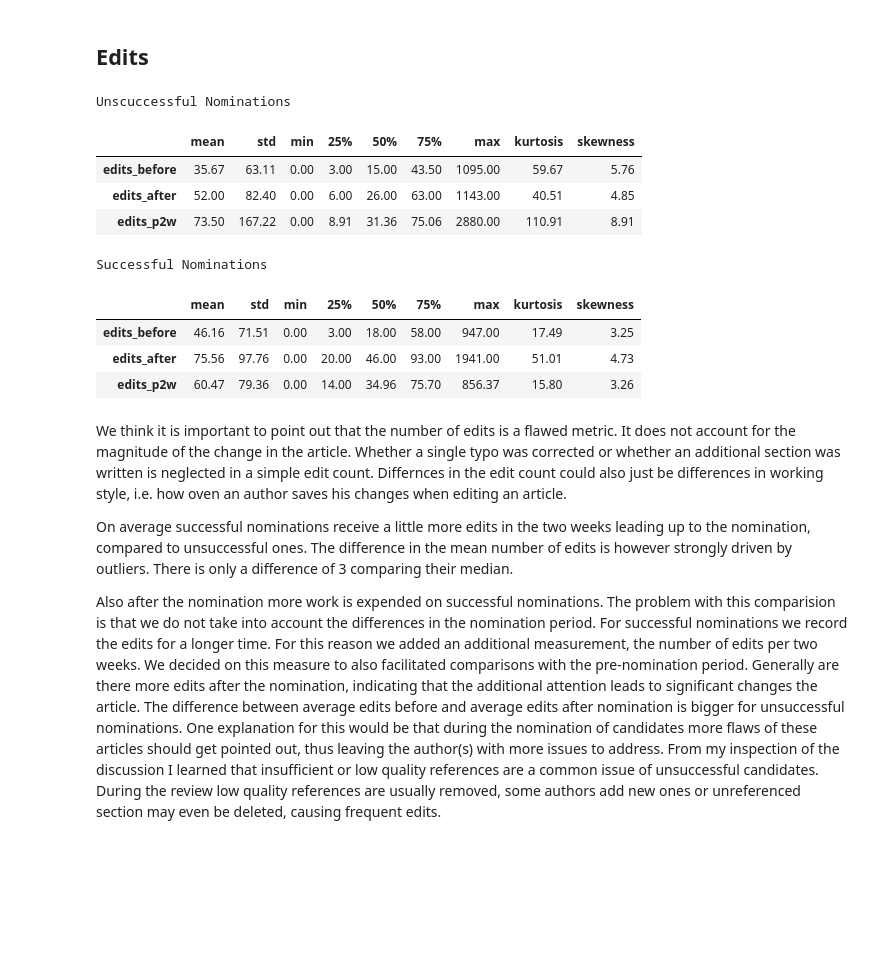
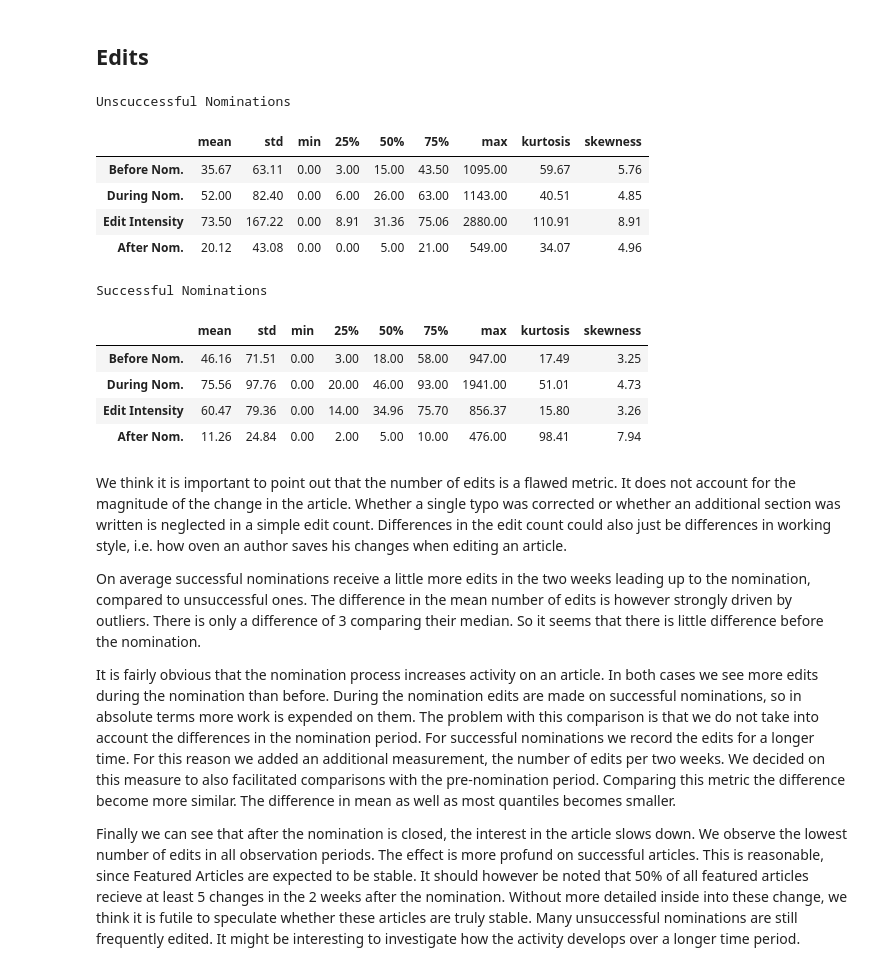
Before and after one commit to MacCMillion/wiki_project, a Jupyter notebook: Results.ipynb, the cells around one changed output. Saved outputs shown, nothing was run; the diff lists cells and outputs as text; code cells hidden in the pictures; blank space fills up the shorter version.

Commit message:
- updated: Results.ipynb edits/authors 2 week after -  added: parse_revision_2wlater.py

```diff
--- a/Results.ipynb
+++ b/Results.ipynb
@@ -23,15 +28,24 @@ df_FAC = pd.merge(
     pd.read_csv('./res/revisions_FAC.csv', sep=';', index_col=0, parse_dates=date_cols_0),
     pd.read_csv('./res/FAC_merged.csv', sep=';', index_col=0, parse_dates=date_cols_1),
     on='title')
+df_FAC = pd.merge(
+    df_FAC, pd.read_csv('./res/revisions_FAC_2w.csv', sep=';', index_col=0),
+    on='title')
+
 df_FAC['nomination_period'] = df_FAC['end_date'] - df_FAC['date_nomination']
 
 df_FA = pd.merge(pd.read_csv('./res/revisions_FA.csv', sep=';', index_col=0, parse_dates=date_cols_0),
                   pd.read_csv('./res/FA_merged.csv', sep=';', index_col=0, parse_dates=date_cols_1),
                   on= 'title')
+df_FA = pd.merge(
+    df_FA, pd.read_csv('./res/revisions_FA_2w.csv', sep=';', index_col=0),
+    on='title')
+
 df_FA['nomination_period'] = df_FA['end_date'] - df_FA['date_nomination']
 
 print(f'We were able to sucessfully retriev information on {df_FA.shape[0]} sucessfull and {df_FAC.shape[0]} unsucessfull nominations.')
 
 d = df_FA.nomination_period.mean()
+print(df_FAC.columns)
 # %% [output]
 We were able to sucessfully retriev information on 5152 sucessfull and 3743 unsucessfull nominations.
@@ -94,53 +116,73 @@ In general we find that successful nominations are remain on the discussion page
 # %% [markdown]
 ## Edits
 # %%
+# Claculate Edit intensity
 df_FAC['edits_p2w'] = df_FAC['edits_after']/(df_FAC['nomination_period']/np.timedelta64(2, 'W'))
 df_FA['edits_p2w'] = df_FA['edits_after']/(df_FA['nomination_period']/np.timedelta64(2, 'W'))
 
-summary_FAC_edits = pd.Dathttps://www.google.com/search?client=ubuntu&channel=fs&q=imigaes&ie=utf-8&oe=utf-8aFrame([
-df_FAC.edits_before.describe(),
-df_FAC.edits_after.describe(),
-df_FAC.edits_p2w.describe()])
+summary_FAC_edits = pd.DataFrame([
+    df_FAC.edits_before.describe(),
+    df_FAC.edits_after.describe(),
+    df_FAC.edits_p2w.describe(),
+    df_FAC.edits_2w_later.describe()
+])
 
 summary_FA_edits = pd.DataFrame([
-df_FA.edits_before.describe(),
-df_FA.edits_after.describe(),
-df_FA.edits_p2w.describe()])
+    df_FA.edits_before.describe(),
+    df_FA.edits_after.describe(),
+    df_FA.edits_p2w.describe(),
+    df_FA.edits_2w_later.describe()
+])
 
-summary_FA_edits['kurtosis'] = [df_FA.edits_before.kurtosis(), df_FA.edits_after.kurtosis(), df_FA.edits_p2w.kurtosis()]
-summary_FA_edits['skewness'] = [df_FA.edits_before.skew(), df_FA.edits_after.skew(), df_FA.edits_p2w.skew()]
-summary_FAC_edits['kurtosis'] = [df_FAC.edits_before.kurtosis(), df_FAC.edits_after.kurtosis(), df_FAC.edits_p2w.kurtosis()]
-summary_FAC_edits['skewness'] = [df_FAC.edits_before.skew(), df_FAC.edits_after.skew(), df_FAC.edits_p2w.skew()]
+summary_FA_edits['kurtosis'] = [df_FA.edits_before.kurtosis(), df_FA.edits_after.kurtosis(),
+                                df_FA.edits_p2w.kurtosis(), df_FA.edits_2w_later.kurtosis()]
+summary_FA_edits['skewness'] = [df_FA.edits_before.skew(), df_FA.edits_after.skew(),
+                                 df_FA.edits_p2w.skew(), df_FA.edits_2w_later.skew()]
+summary_FAC_edits['kurtosis'] = [df_FAC.edits_before.kurtosis(), df_FAC.edits_after.kurtosis(),
+                                 df_FAC.edits_p2w.kurtosis(), df_FAC.edits_2w_later.kurtosis()]
+summary_FAC_edits['skewness'] = [df_FAC.edits_before.skew(), df_FAC.edits_after.skew(),
+                                 df_FAC.edits_p2w.skew(), df_FAC.edits_2w_later.skew()]
 
 
 summary_FA_edits.drop('count', axis=1, inplace=True)
 summary_FAC_edits.drop('count', axis=1, inplace=True)
+
+idx_labels = ['Before Nom.', 'During Nom.', 'Edit Intensity', 'After Nom.']
+
+label_dict_edits= {name: label for name, label in zip(summary_FAC_edits.index, idx_labels)}
+label_dict_edits_inv= {v:k for k,v in label_dict_edits.items()}
+summary_FA_edits.rename(index=label_dict_edits, inplace=True)
+summary_FAC_edits.rename(index=label_dict_edits, inplace=True)
 s1_edits = summary_FAC_edits.style.format({col: '{:.2f}' for col in summary_FA_edits.columns})
 s2_edits = summary_FA_edits.style.format({col: '{:.2f}' for col in summary_FAC_edits.columns})
 
 print('Unscuccessful Nominations')
 display(s1_edits)
 print('\n\n')
 
 print('Successful Nominations')
 display(s2_edits)
 # %% [output]
 Unscuccessful Nominations
 |  | mean | std | min | 25% | 50% | 75% | max | kurtosis | skewness |
-| edits_before | 35.67 | 63.11 | 0.00 | 3.00 | 15.00 | 43.50 | 1095.00 | 59.67 | 5.76 |
-| edits_after | 52.00 | 82.40 | 0.00 | 6.00 | 26.00 | 63.00 | 1143.00 | 40.51 | 4.85 |
-| edits_p2w | 73.50 | 167.22 | 0.00 | 8.91 | 31.36 | 75.06 | 2880.00 | 110.91 | 8.91 |
+| Before Nom. | 35.67 | 63.11 | 0.00 | 3.00 | 15.00 | 43.50 | 1095.00 | 59.67 | 5.76 |
+| During Nom. | 52.00 | 82.40 | 0.00 | 6.00 | 26.00 | 63.00 | 1143.00 | 40.51 | 4.85 |
+| Edit Intensity | 73.50 | 167.22 | 0.00 | 8.91 | 31.36 | 75.06 | 2880.00 | 110.91 | 8.91 |
+| After Nom. | 20.12 | 43.08 | 0.00 | 0.00 | 5.00 | 21.00 | 549.00 | 34.07 | 4.96 |
 Successful Nominations
 |  | mean | std | min | 25% | 50% | 75% | max | kurtosis | skewness |
-| edits_before | 46.16 | 71.51 | 0.00 | 3.00 | 18.00 | 58.00 | 947.00 | 17.49 | 3.25 |
-| edits_after | 75.56 | 97.76 | 0.00 | 20.00 | 46.00 | 93.00 | 1941.00 | 51.01 | 4.73 |
-| edits_p2w | 60.47 | 79.36 | 0.00 | 14.00 | 34.96 | 75.70 | 856.37 | 15.80 | 3.26 |
+| Before Nom. | 46.16 | 71.51 | 0.00 | 3.00 | 18.00 | 58.00 | 947.00 | 17.49 | 3.25 |
+| During Nom. | 75.56 | 97.76 | 0.00 | 20.00 | 46.00 | 93.00 | 1941.00 | 51.01 | 4.73 |
+| Edit Intensity | 60.47 | 79.36 | 0.00 | 14.00 | 34.96 | 75.70 | 856.37 | 15.80 | 3.26 |
+| After Nom. | 11.26 | 24.84 | 0.00 | 2.00 | 5.00 | 10.00 | 476.00 | 98.41 | 7.94 |
 # %% [markdown]
-We think it is important to point out that the number of edits is a flawed metric. It does not account for the magnitude of the change in the article. Whether a single typo was corrected or whether an additional section was written is neglected in a simple edit count. Differnces in the edit count could also just be differences in working style, i.e. how oven an author saves his changes when editing an article.
+We think it is important to point out that the number of edits is a flawed metric. It does not account for the magnitude of the change in the article. Whether a single typo was corrected or whether an additional section was written is neglected in a simple edit count. Differences in the edit count could also just be differences in working style, i.e. how oven an author saves his changes when editing an article.
 
-On average successful nominations receive a little more edits in the two weeks leading up to the nomination, compared to unsuccessful ones. The difference in the mean number of edits is however strongly driven by outliers. There is only a difference of 3 comparing their median.
+On average successful nominations receive a little more edits in the two weeks leading up to the nomination, compared to unsuccessful ones. The difference in the mean number of edits is however strongly driven by outliers. There is only a difference of 3 comparing their median. So it seems that there is little difference before the nomination.
 
-Also after the nomination more work is expended on successful nominations. The problem with this comparision is that we do not take into account the differences in the nomination period. For successful nominations we record the edits for a longer time. For this reason we added an additional measurement, the number of edits per two weeks. We decided on this measure to also facilitated comparisons with the pre-nomination period. Generally are there more edits after the nomination, indicating that the additional attention leads to significant changes the article. The difference between average edits before and average edits after nomination is bigger for unsuccessful nominations. One explanation for this would be that during the nomination of candidates more flaws of these articles should get pointed out, thus leaving the author(s) with more issues to address. From my inspection of the discussion I learned that insufficient or low quality references are a common issue of unsuccessful candidates. During the review low quality references are usually removed, some authors add new ones or unreferenced section may even be deleted, causing frequent edits.
+It is fairly obvious that the nomination process increases activity on an article. In both cases we see more edits during the nomination than before. During the nomination edits are made on successful nominations, so in absolute terms more work is expended on them. The problem with this comparison is that we do not take into account the differences in the nomination period. For successful nominations we record the edits for a longer time. For this reason we added an additional measurement, the number of edits per two weeks. We decided on this measure to also facilitated comparisons with the pre-nomination period. Comparing this metric the difference become more similar. The difference in mean as well as most quantiles becomes smaller.
+
+Finally we can see that after the nomination is closed, the interest in the article slows down. We observe the lowest number of edits in all observation periods. The effect is more profund on successful articles. This is reasonable, since Featured Articles are expected to be stable. It should however be noted that 50% of all featured articles recieve at least 5 changes in the 2 weeks after the nomination. Without more detailed inside into these change, we think it is futile to speculate whether these articles are truly stable. Many unsuccessful nominations are still frequently edited. It might be interesting to investigate how the activity develops over a longer time period.
 # %%
 df_FAC['authors_p2w'] = df_FAC['authors_after']/(df_FAC['nomination_period']/np.timedelta64(2, 'W'))
 df_FA['authors_p2w'] = df_FA['authors_after']/(df_FA['nomination_period']/np.timedelta64(2, 'W'))
```
Also changed, not shown: parts of 10 cells of this notebook, 2 other files.
